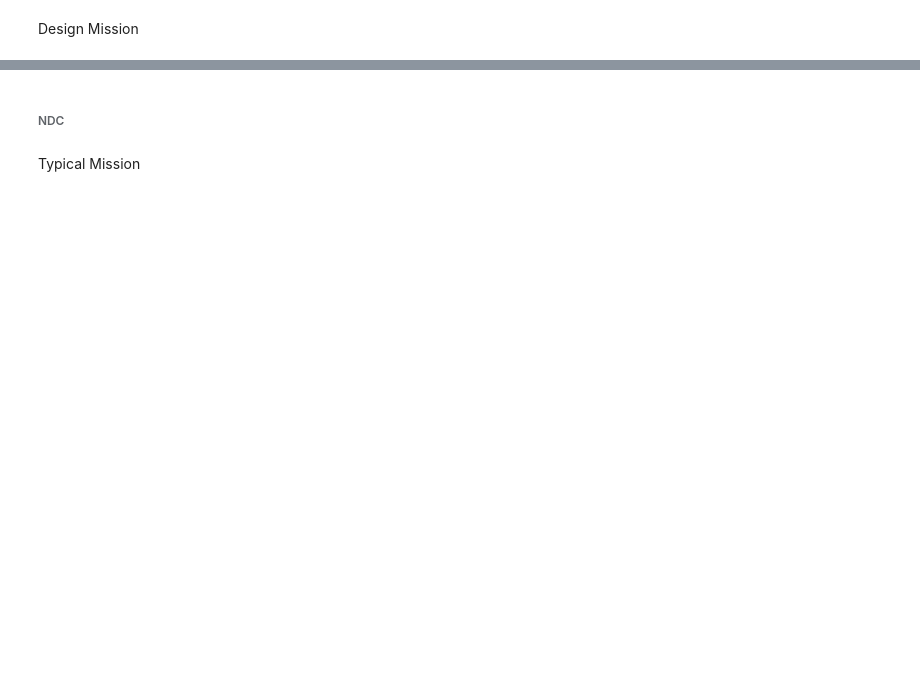
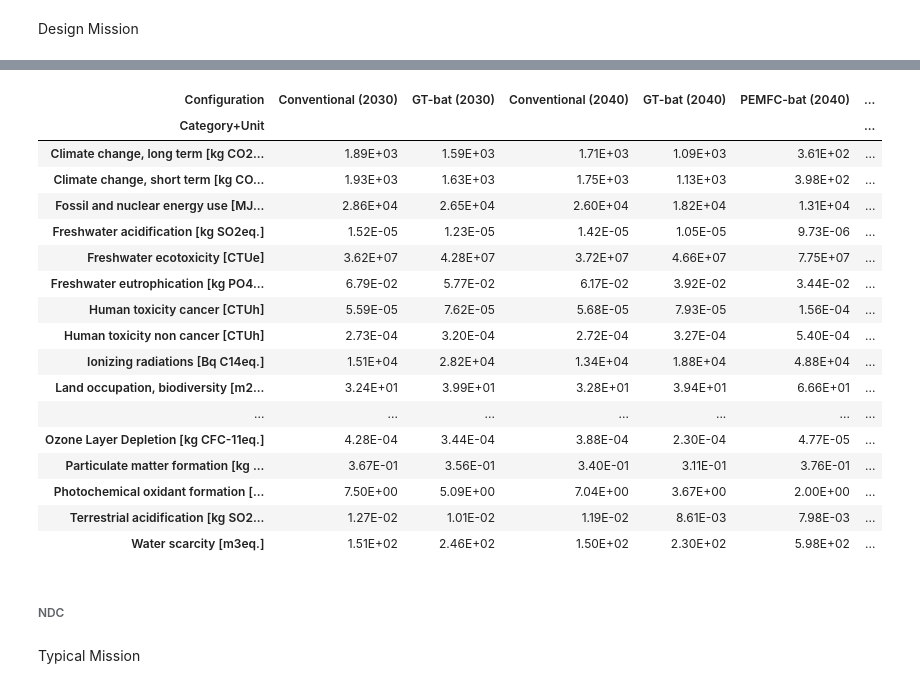
Before and after one commit to nilstho/pLCA_RegAC, a Jupyter notebook: Jupyter Notebooks/4_Data_curation_and_visualisation.ipynb, the cells around one changed output, grey strips where cells are left out. Drawn from its saved outputs; the diff is of its cells as text; code cells hidden in the pictures; blank space fills up the shorter version.

```diff
--- a/Jupyter Notebooks/4_Data_curation_and_visualisation.ipynb
+++ b/Jupyter Notebooks/4_Data_curation_and_visualisation.ipynb
@@ -870,0 +873,12 @@ In this section we present dataframes with midpoint characterized results for ea
+# %%
+# heatmap figure with NDC, kerosene all time horizons
+heatmap_NDC_notSAF_typical=Medians_midpoint[((Medians_midpoint['Fuel']=='H2')|(Medians_midpoint['Fuel']=='Kerosene'))& (Medians_midpoint['Mission'] =='Typical')&(Medians_midpoint['Scenario'] =='NDC')]
+#2030
+heatmap_NDC_notSAF_typical_2030=heatmap_NDC_notSAF_typical[(heatmap_NDC_notSAF_typical['Year']=='2030') ]
+heatmap_NDC_notSAF_typical_2030['Category+Unit']=heatmap_NDC_notSAF_typical_2030['Category']+' ['+heatmap_NDC_notSAF_typical_2030['Unit']+']'
+#2040
+heatmap_NDC_notSAF_typical_2040=heatmap_NDC_notSAF_typical[(heatmap_NDC_notSAF_typical['Year']=='2040')]
+heatmap_NDC_notSAF_typical_2040['Category+Unit']=heatmap_NDC_notSAF_typical_2040['Category']+' ['+heatmap_NDC_notSAF_typical_2040['Unit']+']'
+#2050
+heatmap_NDC_notSAF_typical_2050=heatmap_NDC_notSAF_typical[(heatmap_NDC_notSAF_typical['Year']=='2050')]
+heatmap_NDC_notSAF_typical_2050['Category+Unit']=heatmap_NDC_notSAF_typical_2050['Category']+' ['+heatmap_NDC_notSAF_typical_2050['Unit']+']'
@@ -871,3 +901,38 @@ In this section we present dataframes with midpoint characterized results for ea
+# %%
+results_2030=heatmap_NDC_notSAF_typical_2030.pivot('Category+Unit','Configuration','Value')
+results_2040=heatmap_NDC_notSAF_typical_2040.pivot('Category+Unit','Configuration','Value')
+results_2050=heatmap_NDC_notSAF_typical_2050.pivot('Category+Unit','Configuration','Value')
+# %%
+#conditional formatting with Dataframes
+results_2030=results_2030.rename(columns = {'GT-bat':'GT-bat (2030)','Conventional':'Conventional (2030)'})
+#results_2030=results_2030.style.background_gradient(axis=None)
+results_2040=results_2040.rename(columns = {'GT-bat':'GT-bat (2040)','Conventional':'Conventional (2040)','PEMFC-bat':'PEMFC-bat (2040)'})
+results_2050=results_2050.rename(columns = {'SOFC-bat':'SOFC-bat (2050)','Conventional':'Conventional (2050)','PEMFC-bat':'PEMFC-bat (2050)'})
+all_midpoint_medians=results_2030.join(results_2040).join(results_2050)
+all_midpoint_medians=all_midpoint_medians.astype(float).style.background_gradient(axis=1).format('{:.2E}')
+all_midpoint_medians
+
+#ADD units
+#units_IWP_mid=['kg CO2eq.','kg CO2eq.','MJ dep.','kg dep.', 'kg NMVOCeq.','kg CFC-11eq.','CTUe','CTUh','CTUh','m3eq.','kg SO2eq.','kg SO2eq.','kg PO4eq.','kg Neq.', 'm2eq.', 'm2eq*yr.', 'kg PM2.5eq.', 'Bq C14eq.']
+# %% [output]
+| Configuration | Conventional (2030) | GT-bat (2030) | Conventional (2040) | GT-bat (2040) | PEMFC-bat (2040) | ... |
+| Category+Unit |  |  |  |  |  | ... |
+| Climate change, long term [kg CO2... | 1.89E+03 | 1.59E+03 | 1.71E+03 | 1.09E+03 | 3.61E+02 | ... |
+| Climate change, short term [kg CO... | 1.93E+03 | 1.63E+03 | 1.75E+03 | 1.13E+03 | 3.98E+02 | ... |
+| Fossil and nuclear energy use [MJ... | 2.86E+04 | 2.65E+04 | 2.60E+04 | 1.82E+04 | 1.31E+04 | ... |
+| Freshwater acidification [kg SO2eq.] | 1.52E-05 | 1.23E-05 | 1.42E-05 | 1.05E-05 | 9.73E-06 | ... |
+| Freshwater ecotoxicity [CTUe] | 3.62E+07 | 4.28E+07 | 3.72E+07 | 4.66E+07 | 7.75E+07 | ... |
+| Freshwater eutrophication [kg PO4... | 6.79E-02 | 5.77E-02 | 6.17E-02 | 3.92E-02 | 3.44E-02 | ... |
+| Human toxicity cancer [CTUh] | 5.59E-05 | 7.62E-05 | 5.68E-05 | 7.93E-05 | 1.56E-04 | ... |
+| Human toxicity non cancer [CTUh] | 2.73E-04 | 3.20E-04 | 2.72E-04 | 3.27E-04 | 5.40E-04 | ... |
+| Ionizing radiations [Bq C14eq.] | 1.51E+04 | 2.82E+04 | 1.34E+04 | 1.88E+04 | 4.88E+04 | ... |
+| Land occupation, biodiversity [m2... | 3.24E+01 | 3.99E+01 | 3.28E+01 | 3.94E+01 | 6.66E+01 | ... |
+| ... | ... | ... | ... | ... | ... | ... |
+| Ozone Layer Depletion [kg CFC-11eq.] | 4.28E-04 | 3.44E-04 | 3.88E-04 | 2.30E-04 | 4.77E-05 | ... |
+| Particulate matter formation [kg ... | 3.67E-01 | 3.56E-01 | 3.40E-01 | 3.11E-01 | 3.76E-01 | ... |
+| Photochemical oxidant formation [... | 7.50E+00 | 5.09E+00 | 7.04E+00 | 3.67E+00 | 2.00E+00 | ... |
+| Terrestrial acidification [kg SO2... | 1.27E-02 | 1.01E-02 | 1.19E-02 | 8.61E-03 | 7.98E-03 | ... |
+| Water scarcity [m3eq.] | 1.51E+02 | 2.46E+02 | 1.50E+02 | 2.30E+02 | 5.98E+02 | ... |
 # %%
 Medians_midpoint_all_results=Medians_midpoint
 Medians_midpoint_all_results['Summary']=Medians_midpoint_all_results['Year']+" "+Medians_midpoint_all_results['Configuration']+' ('+Medians_midpoint_all_results['Fuel']+')'
```
Also changed, not shown: parts of 4 cells of this notebook, 1 other file.
